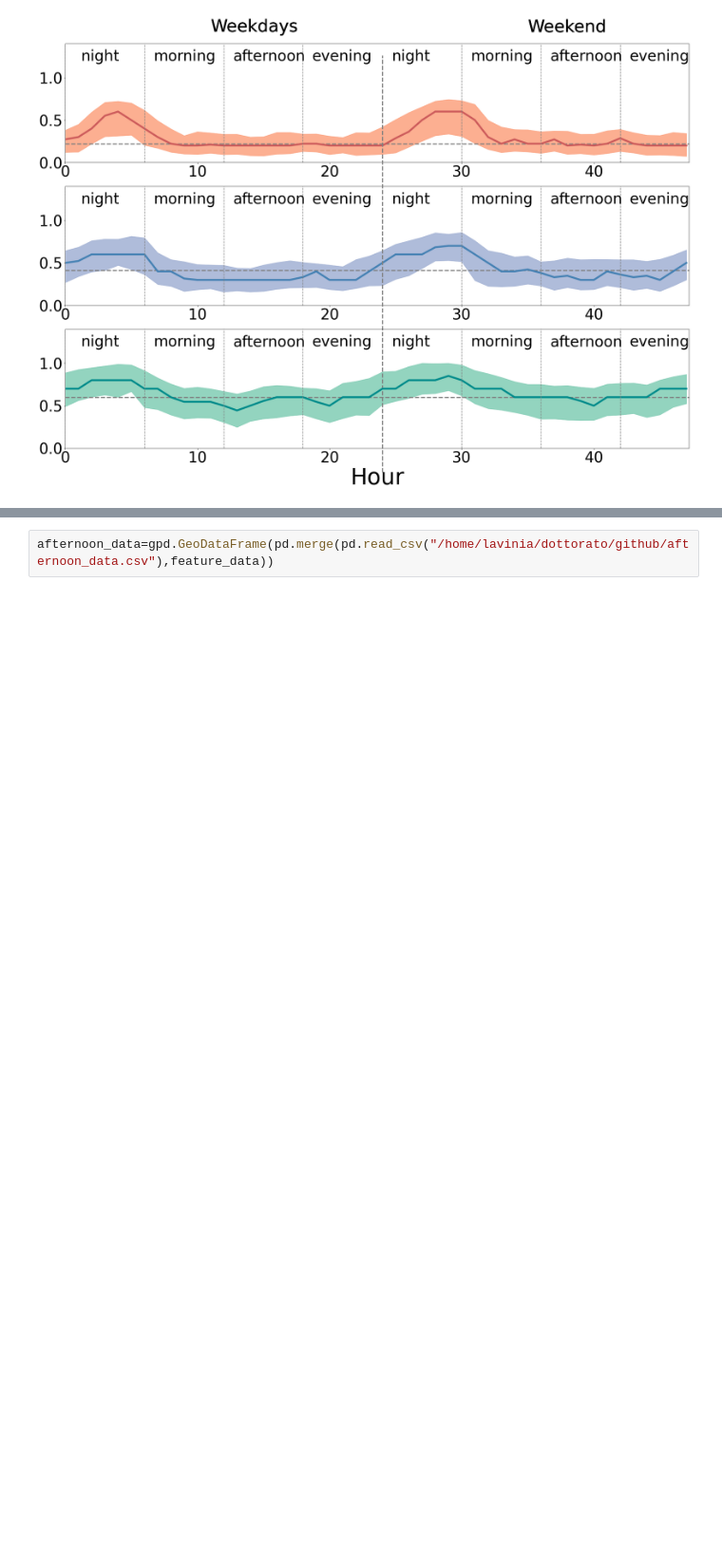
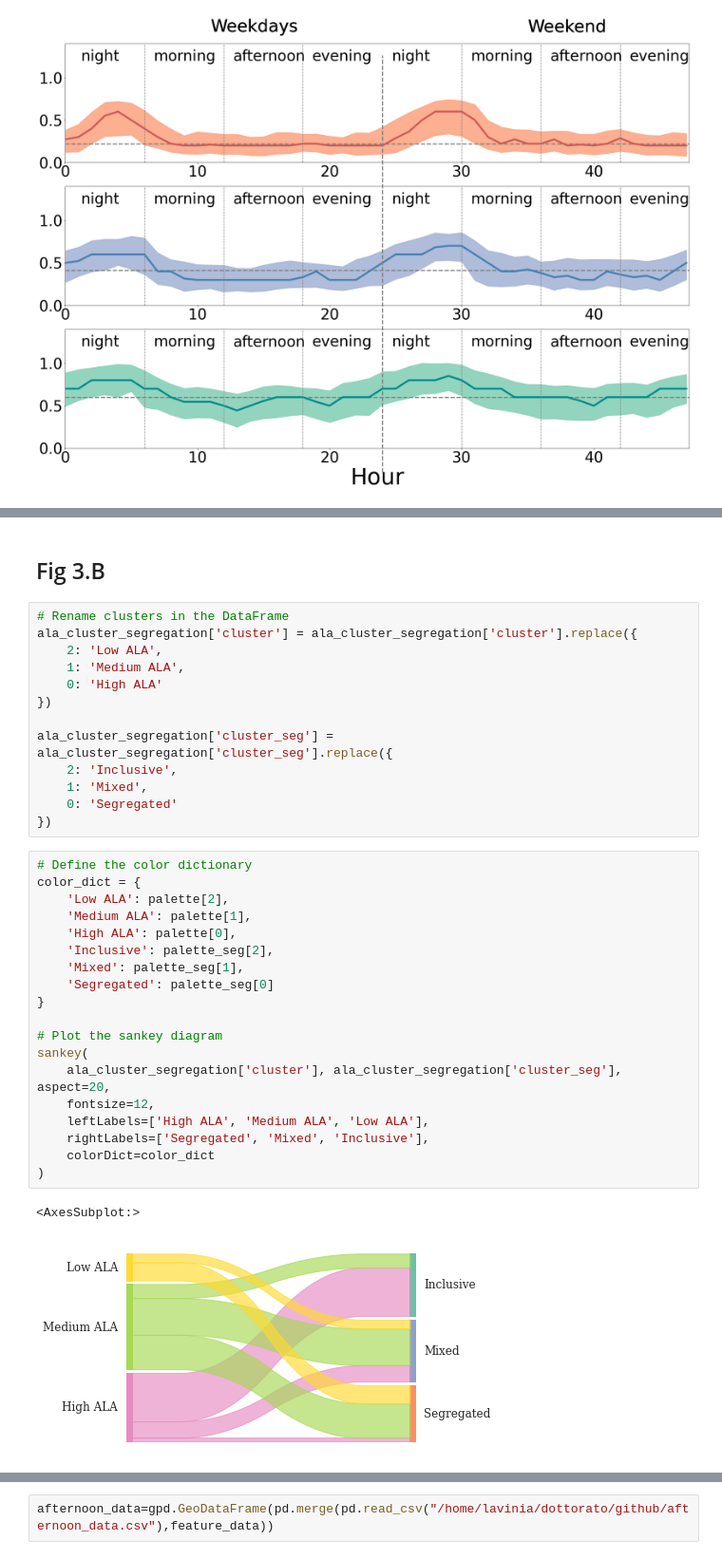
Before and after one commit to ComplexConnectionsLab/social-mixing-dynamics, a Jupyter notebook: notebook/figure_3.ipynb, the cells around one changed output, grey strips where cells are left out. Shown at 95% size. Drawn from its saved outputs; the diff is of its cells as text; blank space fills up the shorter version.

```diff
--- a/notebook/figure_3.ipynb
+++ b/notebook/figure_3.ipynb
@@ -162,0 +211,37 @@ Text(0.5, 0, 'Hour')
+# %% [markdown]
+## Fig 3.B
+# %%
+# Rename clusters in the DataFrame
+ala_cluster_segregation['cluster'] = ala_cluster_segregation['cluster'].replace({
+    2: 'Low ALA',
+    1: 'Medium ALA',
+    0: 'High ALA'
+})
+
+ala_cluster_segregation['cluster_seg'] = ala_cluster_segregation['cluster_seg'].replace({
+    2: 'Inclusive',
+    1: 'Mixed',
+    0: 'Segregated'
+})
+# %%
+# Define the color dictionary
+color_dict = {
+    'Low ALA': palette[2],
+    'Medium ALA': palette[1],
+    'High ALA': palette[0],
+    'Inclusive': palette_seg[2],
+    'Mixed': palette_seg[1],
+    'Segregated': palette_seg[0]
+}
+
+# Plot the sankey diagram
+sankey(
+    ala_cluster_segregation['cluster'], ala_cluster_segregation['cluster_seg'], aspect=20,
+    fontsize=12,
+    leftLabels=['High ALA', 'Medium ALA', 'Low ALA'],
+    rightLabels=['Segregated', 'Mixed', 'Inclusive'],
+    colorDict=color_dict
+)
+# %% [output]
+<AxesSubplot:>
+[figure, added]
```
Also changed, not shown: parts of 12 cells of this notebook.
